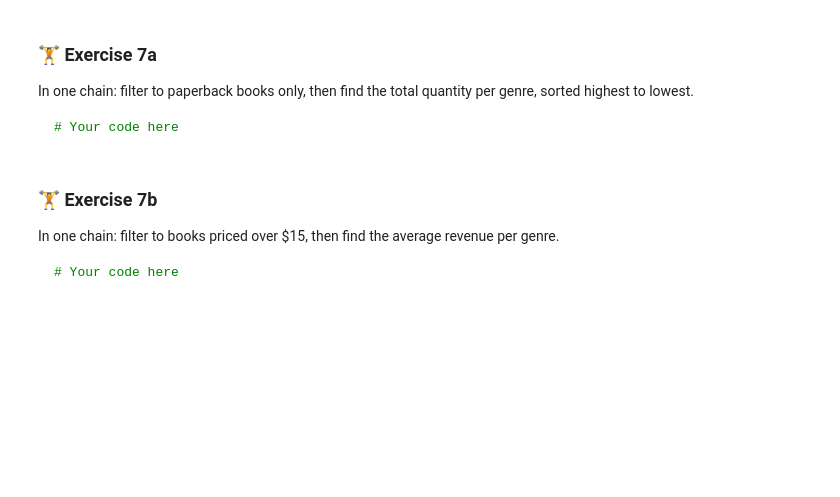
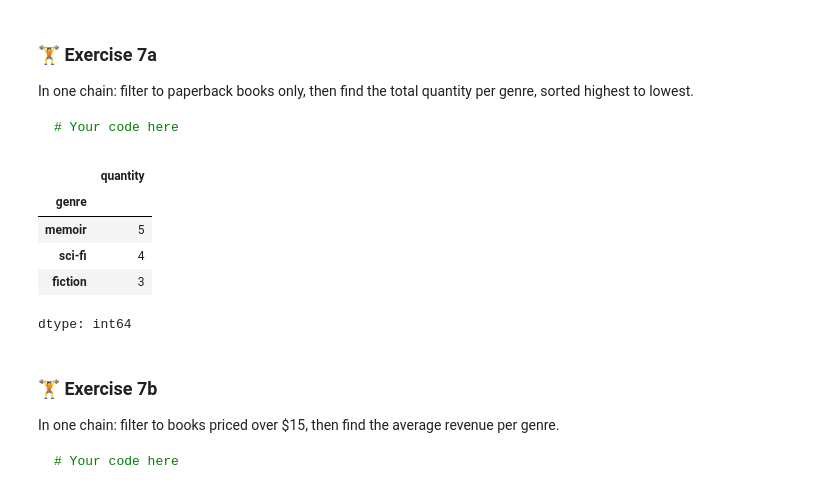
Before and after one commit to BrianCarela/Data-analytics-practice, a Jupyter notebook: 02_pandas_and_numpy/02_00_5_dataframe_practice.ipynb, the cells around one changed output. Drawn from its saved outputs; the diff is of its cells as text; code cells hidden in the pictures; blank space fills up the shorter version.

````diff
--- a/02_pandas_and_numpy/02_00_5_dataframe_practice.ipynb
+++ b/02_pandas_and_numpy/02_00_5_dataframe_practice.ipynb
@@ -477,6 +477,17 @@ sorted highest to lowest.
 ```
 # %%
 # Your code here
+(df[df['format'] == 'paperback']
+ .groupby('genre')['quantity']
+ .sum()
+ .sort_values(ascending=False))
+# %% [output]
+|  | quantity |
+| genre |  |
+| memoir | 5 |
+| sci-fi | 4 |
+| fiction | 3 |
+dtype: int64
 # %% [markdown]
 ### 🏋️ Exercise 7b
 In one chain: filter to books priced over $15, then find the average revenue per genre.
````
